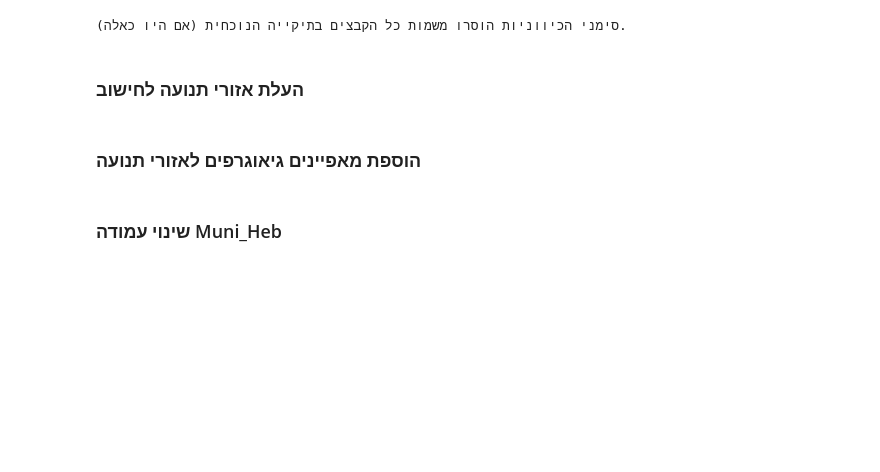
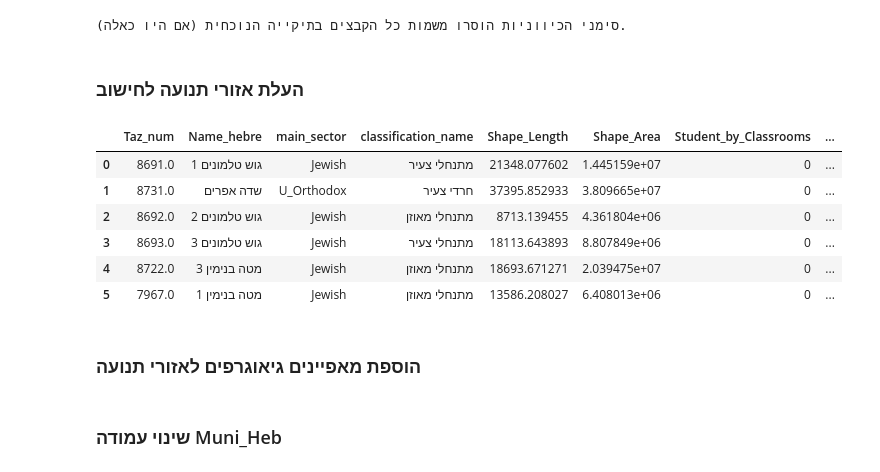
Before and after one commit to JTMPT/create_forecast_ad_hoc, a Jupyter notebook: main.ipynb, the cells around one changed output. Drawn from its saved outputs; the diff is of its cells as text; code cells hidden in the pictures; blank space fills up the shorter version.

```diff
--- a/main.ipynb
+++ b/main.ipynb
@@ -66,6 +66,16 @@ folder_path=r'{}\For_approval\Reference_tabels\shp'.format(client_data_folder_lo
 gpd_name='tochnit_check.gdb'
 
 forecast = up_load_gdb(r'{}\{}'.format(folder_path,gpd_name),'TAZ_211028_V3_Published_with_client_changes')
+# %%
+forecast
+# %% [output]
+|  | Taz_num | Name_hebre | main_sector | classification_name | Shape_Length | Shape_Area | Student_by_Classrooms | ... |
+| 0 | 8691.0 | גוש טלמונים 1 | Jewish | מתנחלי צעיר | 21348.077602 | 1.445159e+07 | 0 | ... |
+| 1 | 8731.0 | שדה אפרים | U_Orthodox | חרדי צעיר | 37395.852933 | 3.809665e+07 | 0 | ... |
+| 2 | 8692.0 | גוש טלמונים 2 | Jewish | מתנחלי מאוזן | 8713.139455 | 4.361804e+06 | 0 | ... |
+| 3 | 8693.0 | גוש טלמונים 3 | Jewish | מתנחלי צעיר | 18113.643893 | 8.807849e+06 | 0 | ... |
+| 4 | 8722.0 | מטה בנימין 3 | Jewish | מתנחלי מאוזן | 18693.671271 | 2.039475e+07 | 0 | ... |
+| 5 | 7967.0 | מטה בנימין 1 | Jewish | מתנחלי מאוזן | 13586.208027 | 6.408013e+06 | 0 | ... |
 # %% [markdown]
 ### הוספת מאפיינים גיאוגרפים לאזורי תנועה
 # %%
```
